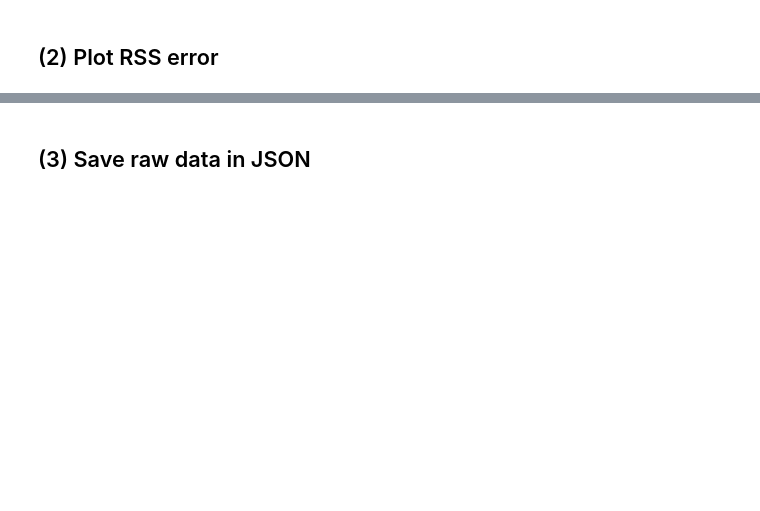
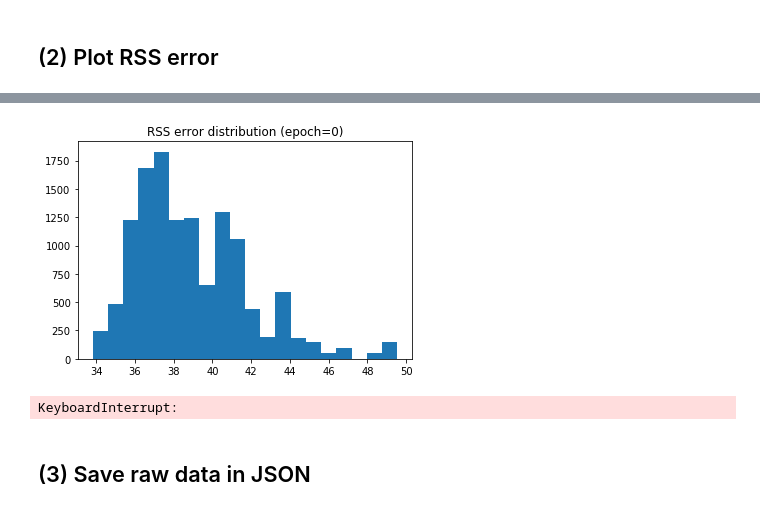
Before and after one commit to Orthocenter/pytorch-CycleGAN-and-pix2pix, a Jupyter notebook: Real data.ipynb, the cells around one changed output, grey strips where cells are left out. Saved outputs shown, nothing was run; the diff lists cells and outputs as text; code cells hidden in the pictures; blank space fills up the shorter version.

```diff
--- a/Real data.ipynb
+++ b/Real data.ipynb
@@ -215,3 +217,18 @@ plt.savefig("{}/rss_error.pdf".format(out_dir))
+# %%
+# Explore epoch-wise distributions
+
+plt.figure()
+for i in range(0,200):
+    plt.hist(rss[i % 3], bins=20)
+    plt.title("RSS error distribution (epoch={})".format((i % 3) * 100))
+    plt.show()
+    time.sleep(1)
+    from IPython.display import clear_output
+    clear_output(wait=True)
+    plt.cla()
+# %% [output]
+[figure, added]
+KeyboardInterrupt:
 # %% [markdown]
 ## (3) Save raw data in JSON
 # %%
```
Also changed, not shown: parts of 5 cells of this notebook.
